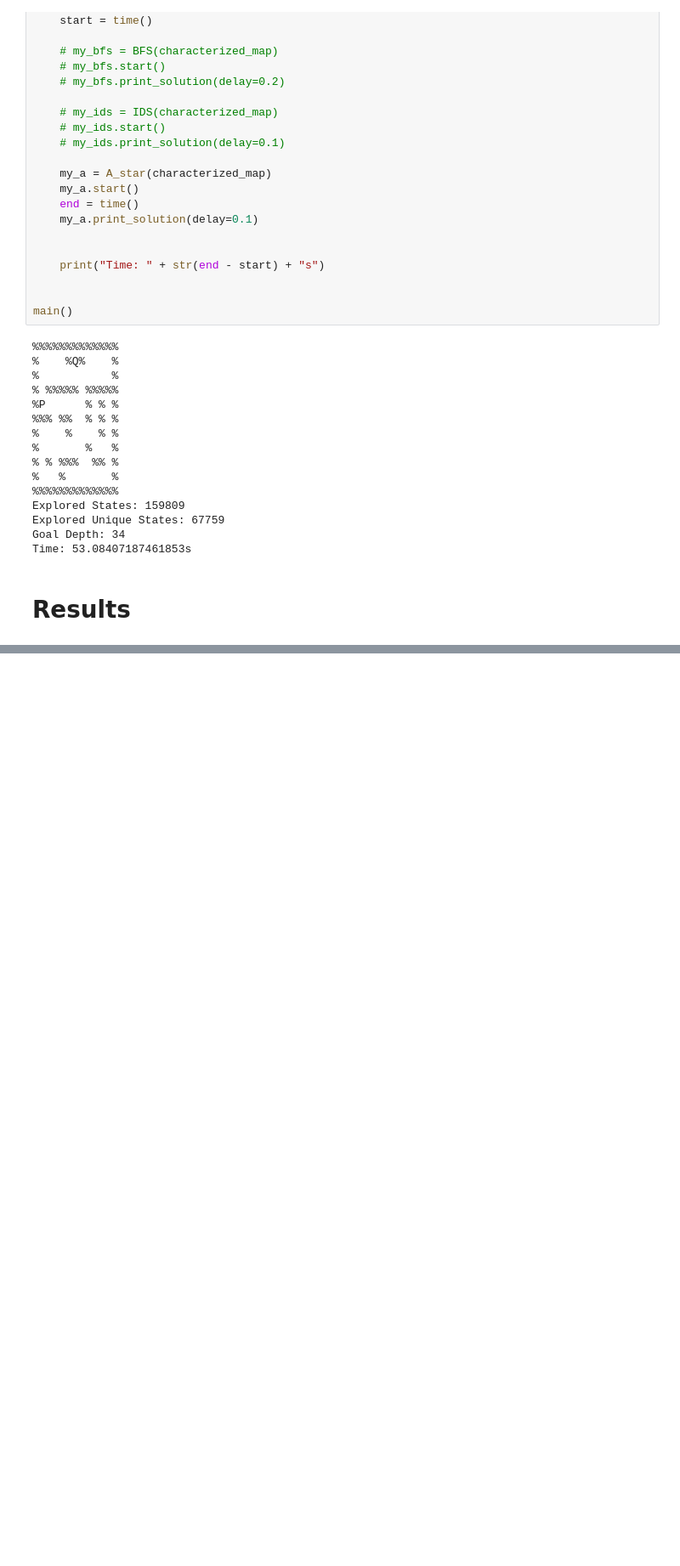
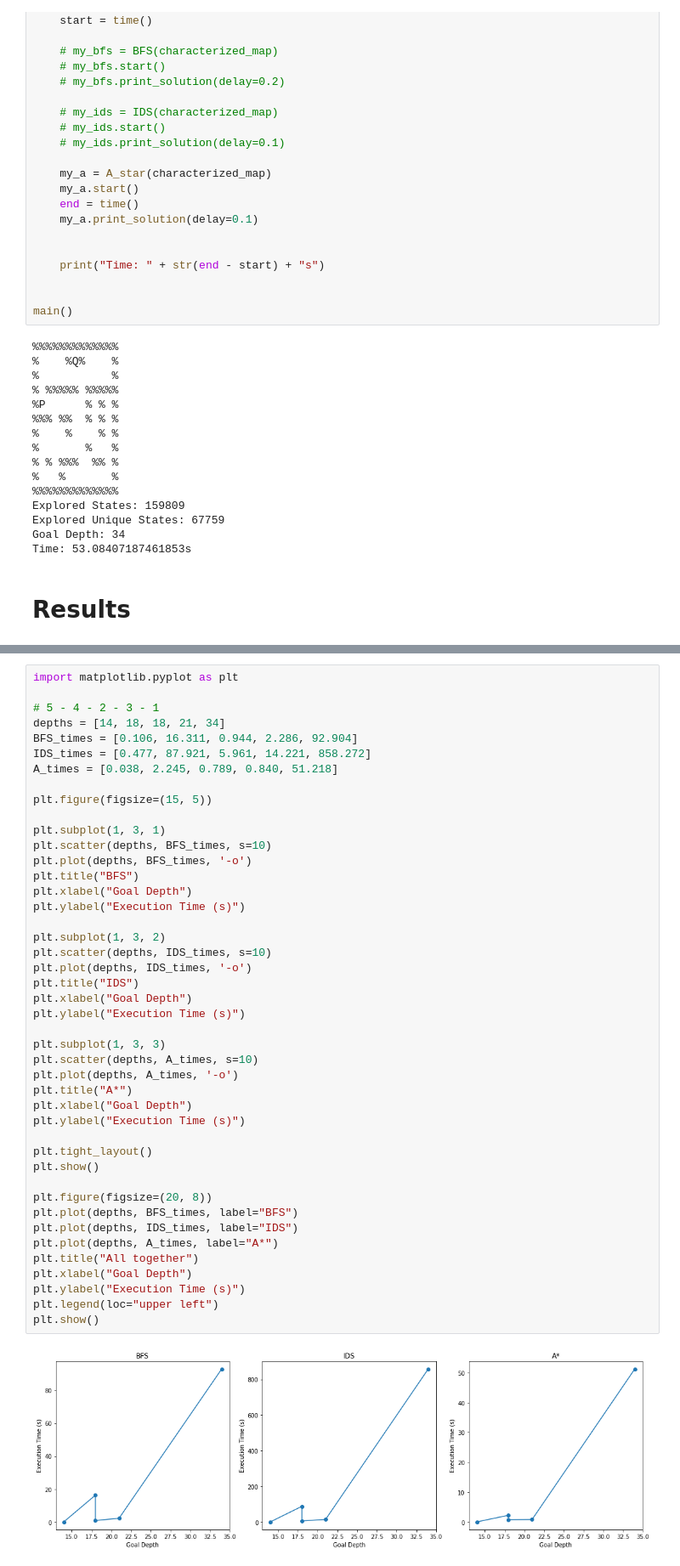
Before and after one commit to mohsenfayyaz/AI_Course, a Jupyter notebook: CA_01/CA_01.ipynb, the cells around one changed output, grey strips where cells are left out. Shown at 85% size. Saved outputs shown, nothing was run; the diff lists cells and outputs as text; blank space fills up the shorter version.

Commit message:
Plots added to report

```diff
--- a/CA_01/CA_01.ipynb
+++ b/CA_01/CA_01.ipynb
@@ -952,3 +952,49 @@ Time: 53.08407187461853s
         </td>
     </tr>
 </table>
+# %%
+import matplotlib.pyplot as plt
+
+# 5 - 4 - 2 - 3 - 1
+depths = [14, 18, 18, 21, 34]
+BFS_times = [0.106, 16.311, 0.944, 2.286, 92.904]
+IDS_times = [0.477, 87.921, 5.961, 14.221, 858.272]
+A_times = [0.038, 2.245, 0.789, 0.840, 51.218]
+
+plt.figure(figsize=(15, 5))
+
+plt.subplot(1, 3, 1)
+plt.scatter(depths, BFS_times, s=10)
+plt.plot(depths, BFS_times, '-o')
+plt.title("BFS")
+plt.xlabel("Goal Depth")
+plt.ylabel("Execution Time (s)")
+
+plt.subplot(1, 3, 2)
+plt.scatter(depths, IDS_times, s=10)
+plt.plot(depths, IDS_times, '-o')
+plt.title("IDS")
+plt.xlabel("Goal Depth")
+plt.ylabel("Execution Time (s)")
+
+plt.subplot(1, 3, 3)
+plt.scatter(depths, A_times, s=10)
+plt.plot(depths, A_times, '-o')
+plt.title("A*")
+plt.xlabel("Goal Depth")
+plt.ylabel("Execution Time (s)")
+
+plt.tight_layout()
+plt.show()
+
+plt.figure(figsize=(20, 8))
+plt.plot(depths, BFS_times, label="BFS")
+plt.plot(depths, IDS_times, label="IDS")
+plt.plot(depths, A_times, label="A*")
+plt.title("All together")
+plt.xlabel("Goal Depth")
+plt.ylabel("Execution Time (s)")
+plt.legend(loc="upper left")
+plt.show()
+# %% [output]
+[figure, added]
```
Also changed, not shown: parts of 1 cell of this notebook.
